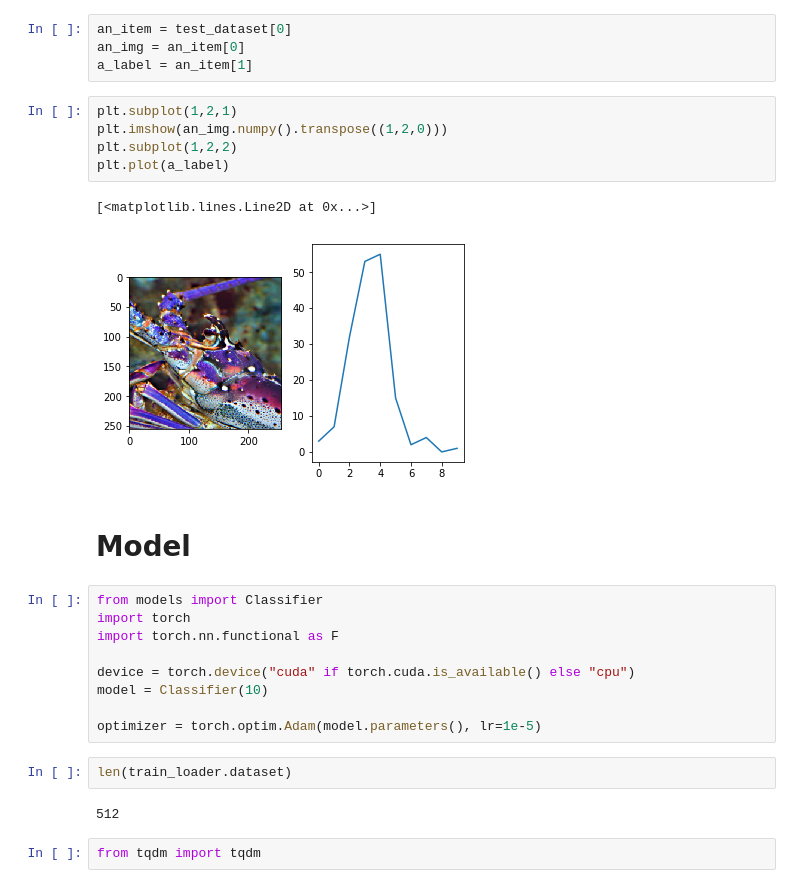
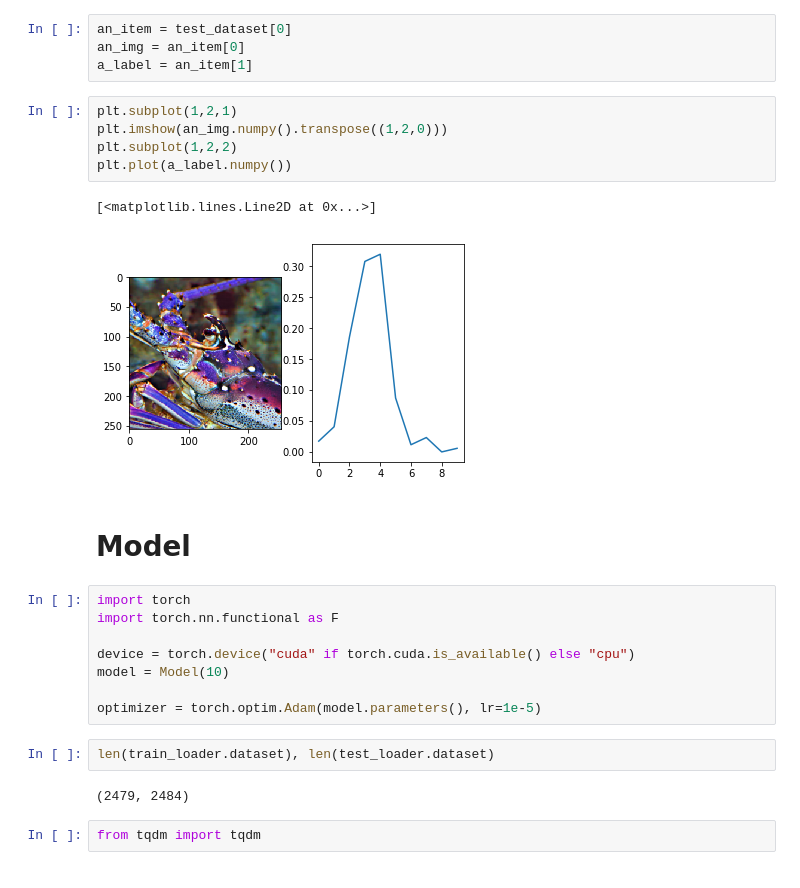
Before and after one commit to huangeddie/ML-Aesthetics-NIMA, a Jupyter notebook: ava_classifier.ipynb, the cells around one changed output. Saved outputs shown, nothing was run; the diff lists cells and outputs as text.

```diff
--- a/ava_classifier.ipynb
+++ b/ava_classifier.ipynb
@@ -38,26 +46,25 @@ a_label = an_item[1]
 # %%
 plt.subplot(1,2,1)
 plt.imshow(an_img.numpy().transpose((1,2,0)))
 plt.subplot(1,2,2)
-plt.plot(a_label)
+plt.plot(a_label.numpy())
 # %% [output]
 [<matplotlib.lines.Line2D at 0x...>]
-[figure, old version]
+[figure, new version]
 # %% [markdown]
 # Model
 # %%
-from models import Classifier
 import torch
 import torch.nn.functional as F
 
 device = torch.device("cuda" if torch.cuda.is_available() else "cpu")
-model = Classifier(10)
+model = Model(10)
 
 optimizer = torch.optim.Adam(model.parameters(), lr=1e-5)
 # %%
-len(train_loader.dataset)
+len(train_loader.dataset), len(test_loader.dataset)
 # %% [output]
-512
+(2479, 2484)
 # %%
 from tqdm import tqdm
 # %%
```
Also changed, not shown: parts of 6 cells of this notebook, 2 other files.
